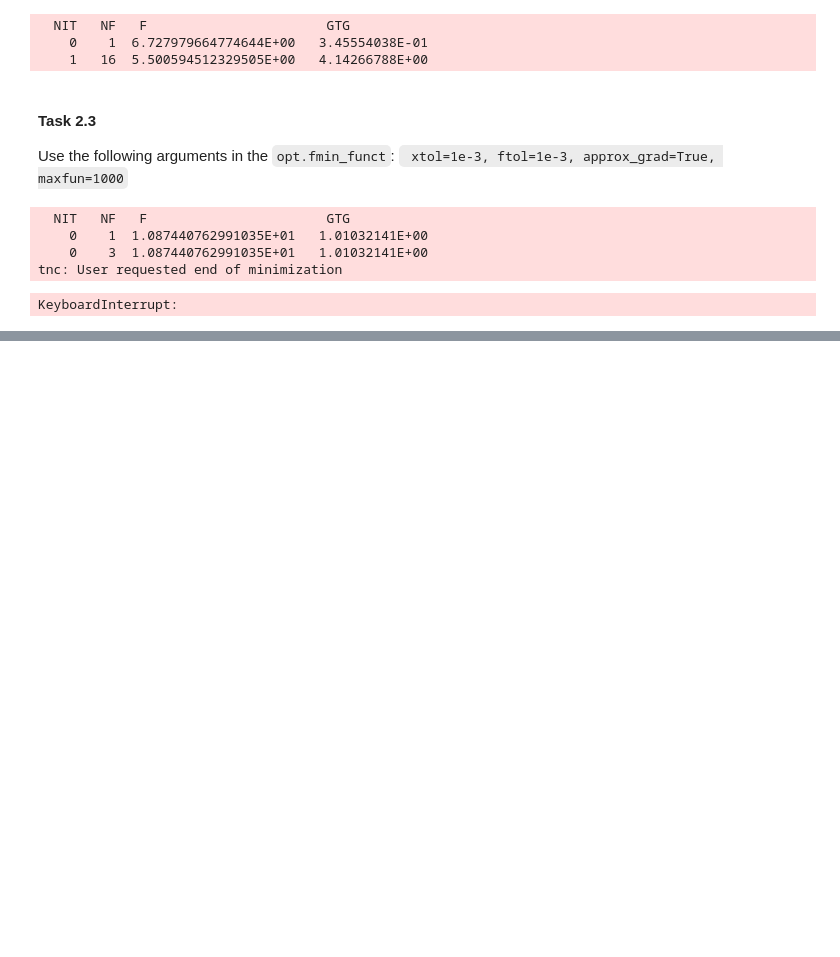
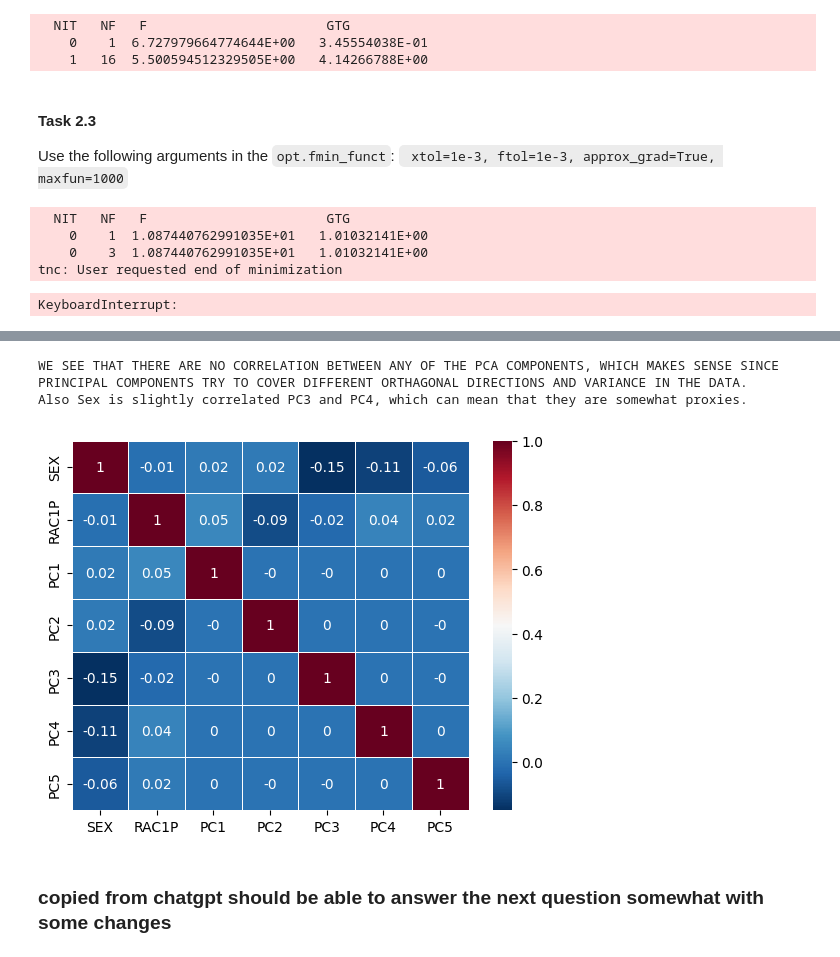
Before and after one commit to sebastianrohr/afae_assignment_2, a Jupyter notebook: assignment_2/assignment_2.ipynb, the cells around one changed output, grey strips where cells are left out. Cells and saved outputs as stored; diff of their text form; code cells hidden in the pictures; blank space fills up the shorter version.

```diff
--- a/assignment_2/assignment_2.ipynb
+++ b/assignment_2/assignment_2.ipynb
@@ -390,0 +442,24 @@ KeyboardInterrupt:
+# %%
+# corr matrix comparing protected
+import seaborn as sns
+import pandas as pd
+
+df = pd.DataFrame(np.concatenate((protected, X_pca), axis=1))
+
+corr = round(df.corr(),2)
+corr.columns=['SEX', 'RAC1P', 'PC1', 'PC2', 'PC3', 'PC4', 'PC5']
+sns.heatmap(corr,
+            xticklabels=corr.columns.values,
+            yticklabels=corr.columns.values,
+            cmap='RdBu_r',
+            annot=True,
+            linewidth=0.5);
+
+print(f'WE SEE THAT THERE ARE NO CORRELATION BETWEEN ANY OF THE PCA COMPONENTS, WHICH MAKES SENSE SINCE PRINCIPAL COMPONENTS TRY TO COVER DIFFERENT ORTHAGONAL DIRECTIONS AND VARIANCE IN THE DATA.')
+print(f'Also Sex is slightly correlated PC3 and PC4, which can mean that they are somewhat proxies.')
+# %% [output]
+WE SEE THAT THERE ARE NO CORRELATION BETWEEN ANY OF THE PCA COMPONENTS, WHICH MAKES SENSE SINCE PRINCIPAL COMPONENTS TRY TO COVER DIFFERENT ORTHAGONAL DIRECTIONS AND VARIANCE IN THE DATA.
+Also Sex is slightly correlated PC3 and PC4, which can mean that they are somewhat proxies.
+[figure, added]
+# %% [markdown]
+### copied from chatgpt should be able to answer the next question somewhat with some changes
```
Also changed, not shown: parts of 7 cells of this notebook.
